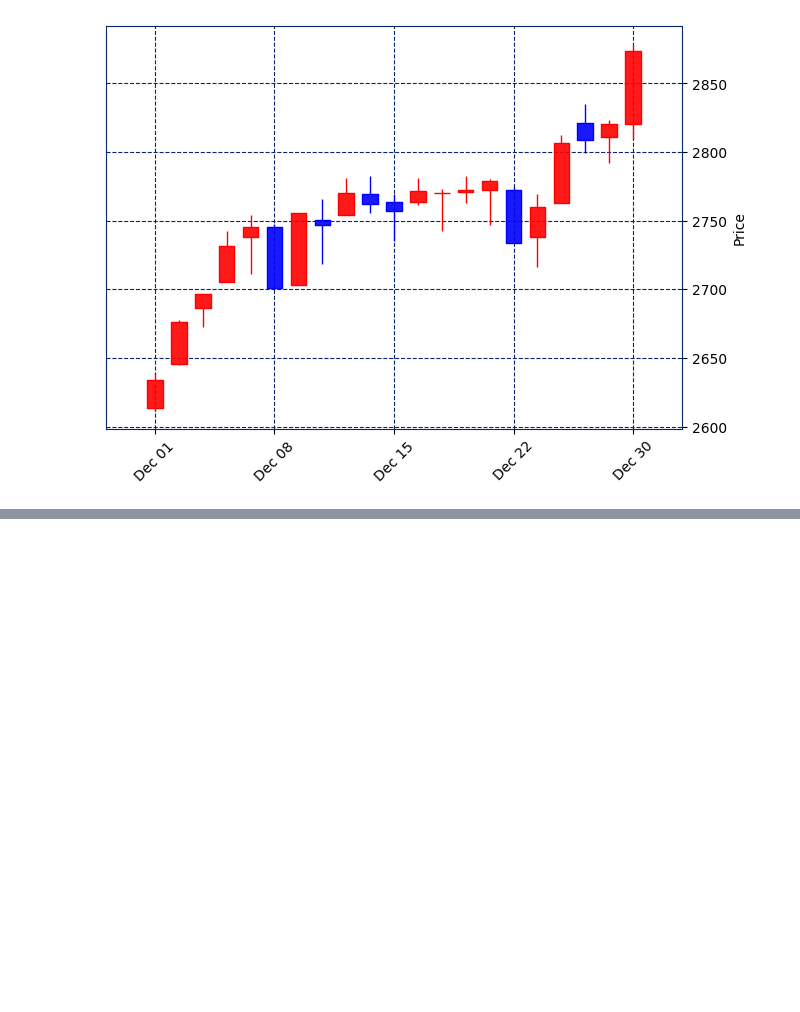
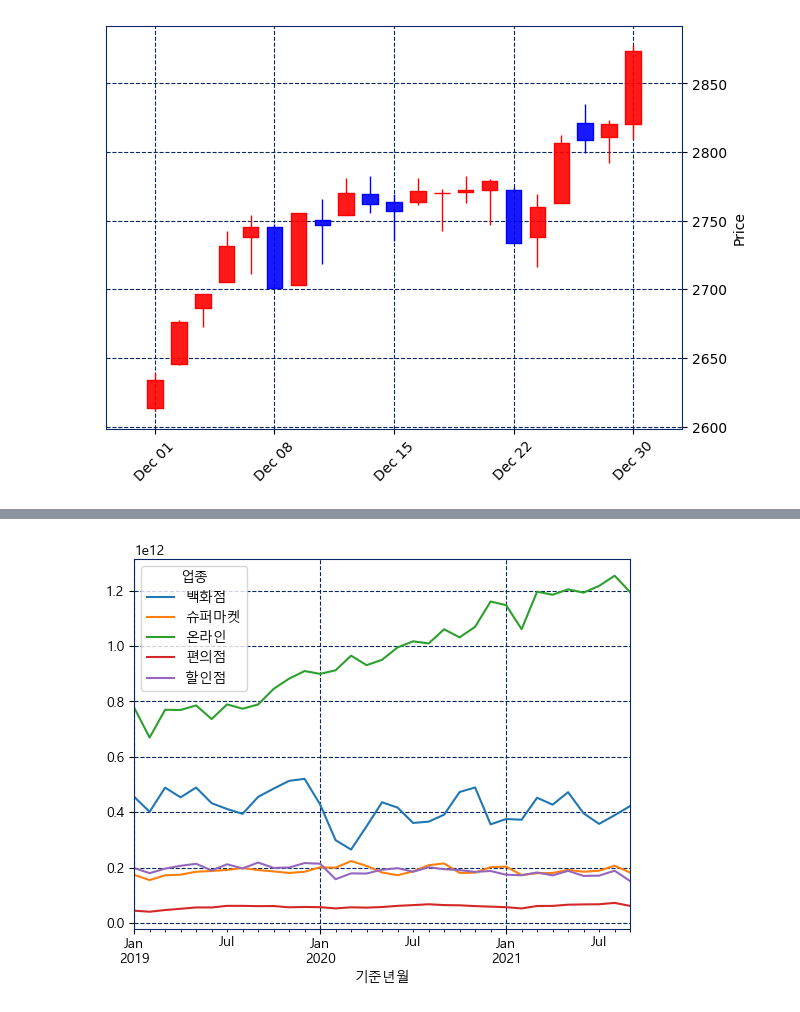
Before and after one commit to youngsang114/python-work, a Jupyter notebook: 230425/18_matplotlib.ipynb, the cells around one changed output, grey strips where cells are left out. Drawn from its saved outputs; the diff is of its cells as text; code cells hidden in the pictures; blank space fills up the shorter version.

```diff
--- a/230425/18_matplotlib.ipynb
+++ b/230425/18_matplotlib.ipynb
@@ -221,0 +298,9 @@ mpf.plot(data=kospi.loc['2020-12'],type='candle',style=stlye)
+# %%
+df2.columns=['기준년월','성별','연령대','총이용자수','총이용금액','업종']
+# %%
+df2['기준년월']=pd.to_datetime(df2['기준년월'],format="%Y%m")
+# %%
+df2.set_index('기준년월',inplace=True)
+# %%
+data=pd.concat([df,df2],axis=0)
+data
@@ -221,0 +322,10 @@ mpf.plot(data=kospi.loc['2020-12'],type='candle',style=stlye)
+# %%
+pivot_data=pd.pivot_table(data,
+               index=data.index,
+               columns='업종',
+               values='총이용금액',
+               aggfunc='sum')
+pivot_data.plot()
+plt.show()
+# %% [output]
+[figure, added]
```
Also changed, not shown: parts of 23 cells of this notebook.
